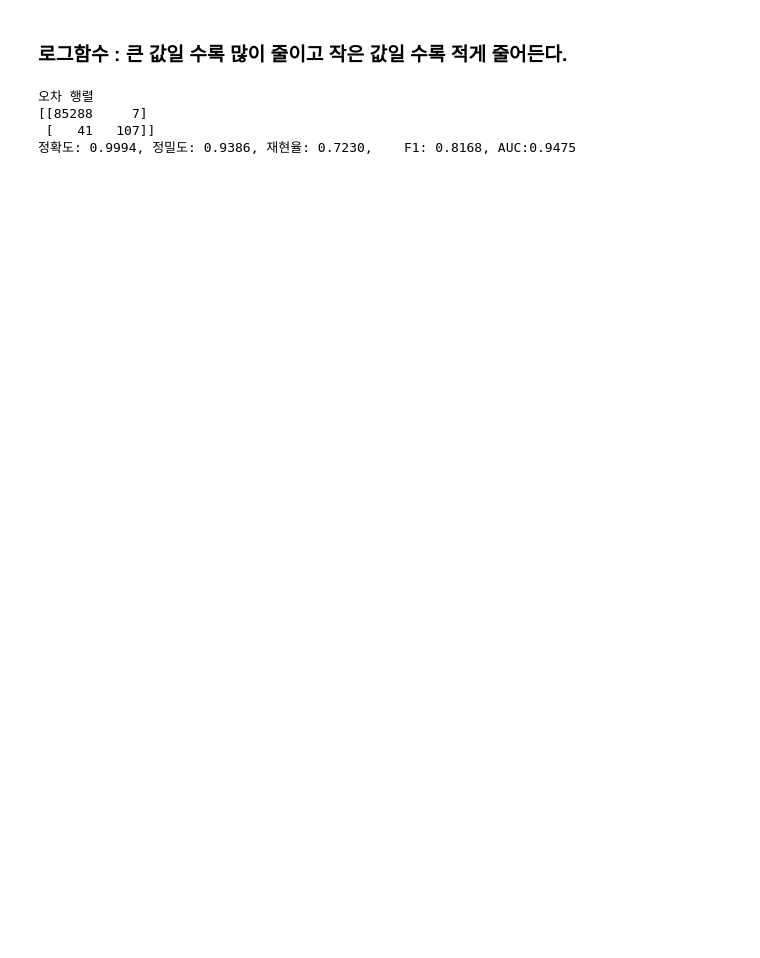
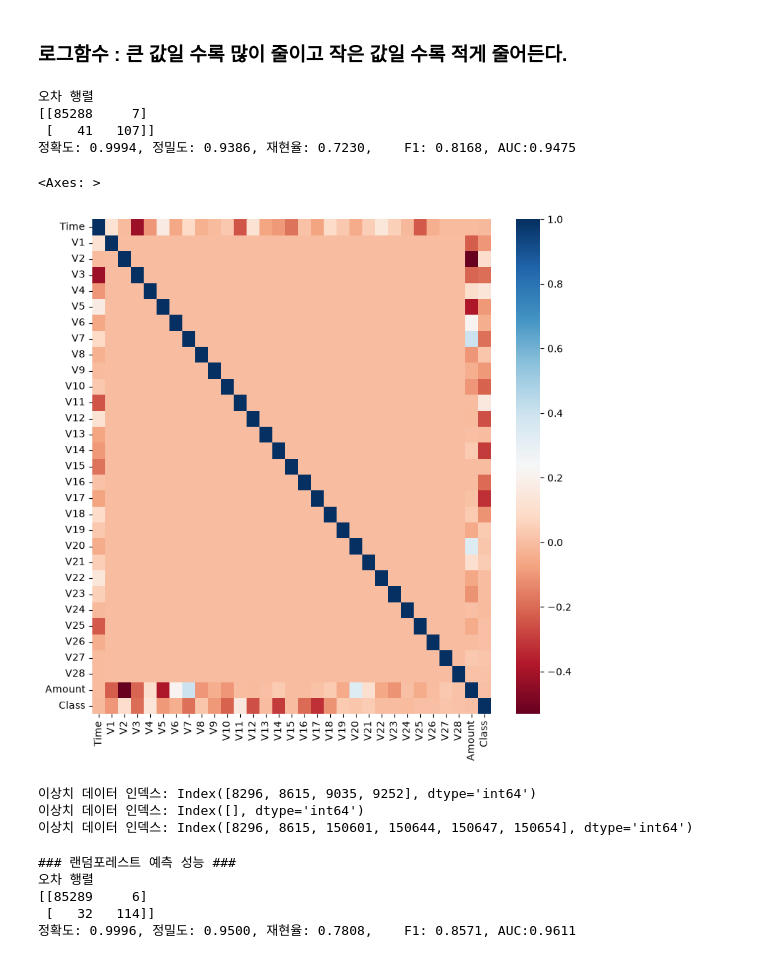
Before and after one commit to jcs19752510-ui/semi_project, a Jupyter notebook: 안성준/02 Credit card fraud detection/02_Credit_card_fraud_detection_Random_Forest.ipynb, the cells around one changed output. Drawn from its saved outputs; the diff is of its cells as text; code cells hidden in the pictures; blank space fills up the shorter version.

```diff
--- a/안성준/02 Credit card fraud detection/02_Credit_card_fraud_detection_Random_Forest.ipynb
+++ b/안성준/02 Credit card fraud detection/02_Credit_card_fraud_detection_Random_Forest.ipynb
@@ -172,0 +190,10 @@ get_model_train_eval(rf_clf, ftr_train=X_train, ftr_test=X_test, tgt_train=y_tra
+# %%
+import seaborn as sns
+
+
+plt.figure(figsize=(9, 9))
+corr = card_df.corr()
+sns.heatmap(corr, cmap='RdBu')
+# %% [output]
+<Axes: >
+[figure, added]
@@ -172,0 +216,13 @@ get_model_train_eval(rf_clf, ftr_train=X_train, ftr_test=X_test, tgt_train=y_tra
+# %%
+OUTLIER_COLS = ['V17', 'V14', 'V12']
+
+outlier_index = get_outlier(df=card_df, column='V14', weight=1.5)
+# outlier_index_2 = get_outlier(df=card_df, column='V17', weight=1.5)
+# outlier_index_3 = get_outlier(df=card_df, column='V12', weight=1.5)
+print('이상치 데이터 인덱스:', outlier_index)
+print('이상치 데이터 인덱스:', outlier_index_2)
+print('이상치 데이터 인덱스:', outlier_index_3) # V12
+# %% [output]
+이상치 데이터 인덱스: Index([8296, 8615, 9035, 9252], dtype='int64')
+이상치 데이터 인덱스: Index([], dtype='int64')
+이상치 데이터 인덱스: Index([8296, 8615, 150601, 150644, 150647, 150654], dtype='int64')
@@ -172,0 +242,10 @@ get_model_train_eval(rf_clf, ftr_train=X_train, ftr_test=X_test, tgt_train=y_tra
+# %%
+X_train, X_test, y_train, y_test = get_train_test_dataset(card_df)
+print('### 랜덤포레스트 예측 성능 ###')
+get_model_train_eval(rf_clf, ftr_train=X_train, ftr_test=X_test, tgt_train=y_train, tgt_test=y_test)
+# %% [output]
+### 랜덤포레스트 예측 성능 ###
+오차 행렬
+[[85289     6]
+ [   32   114]]
+정확도: 0.9996, 정밀도: 0.9500, 재현율: 0.7808,    F1: 0.8571, AUC:0.9611
```
Also changed, not shown: parts of 24 cells of this notebook.
